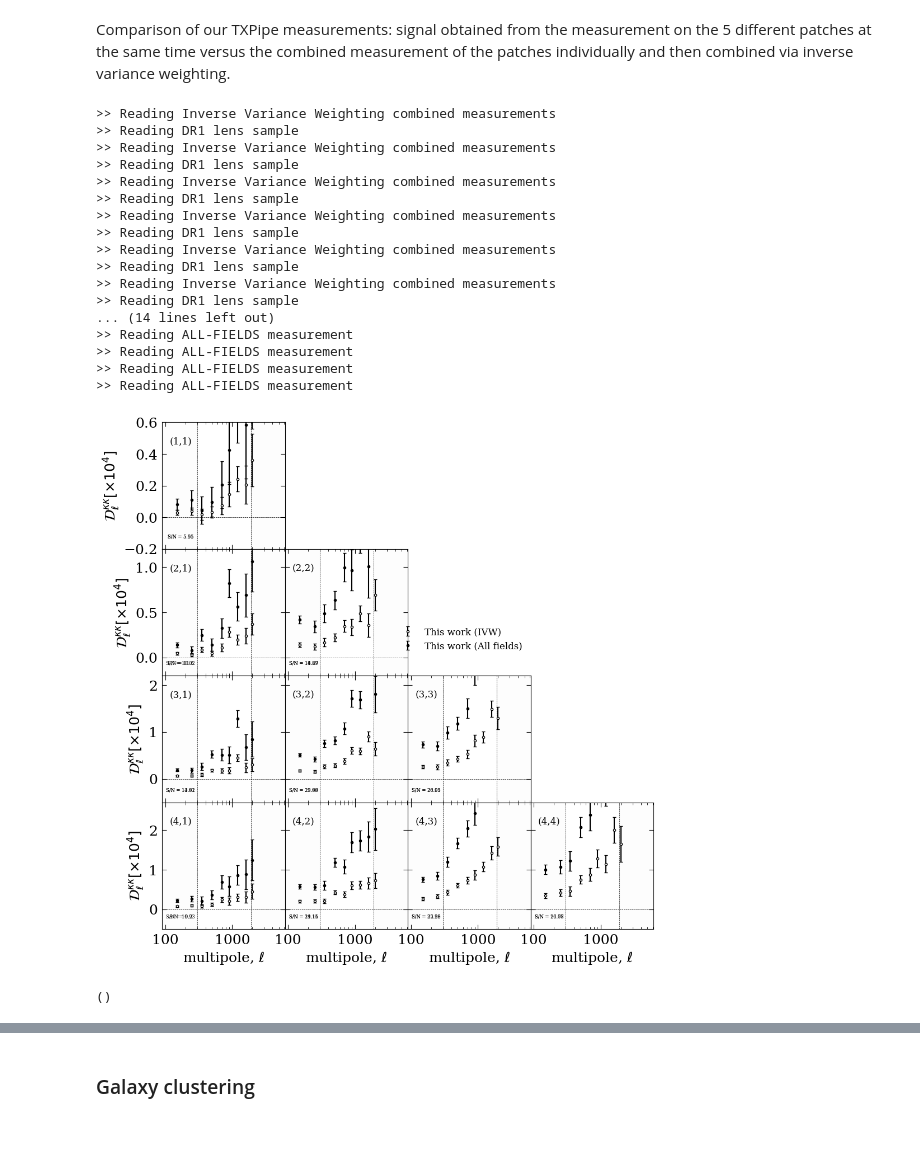
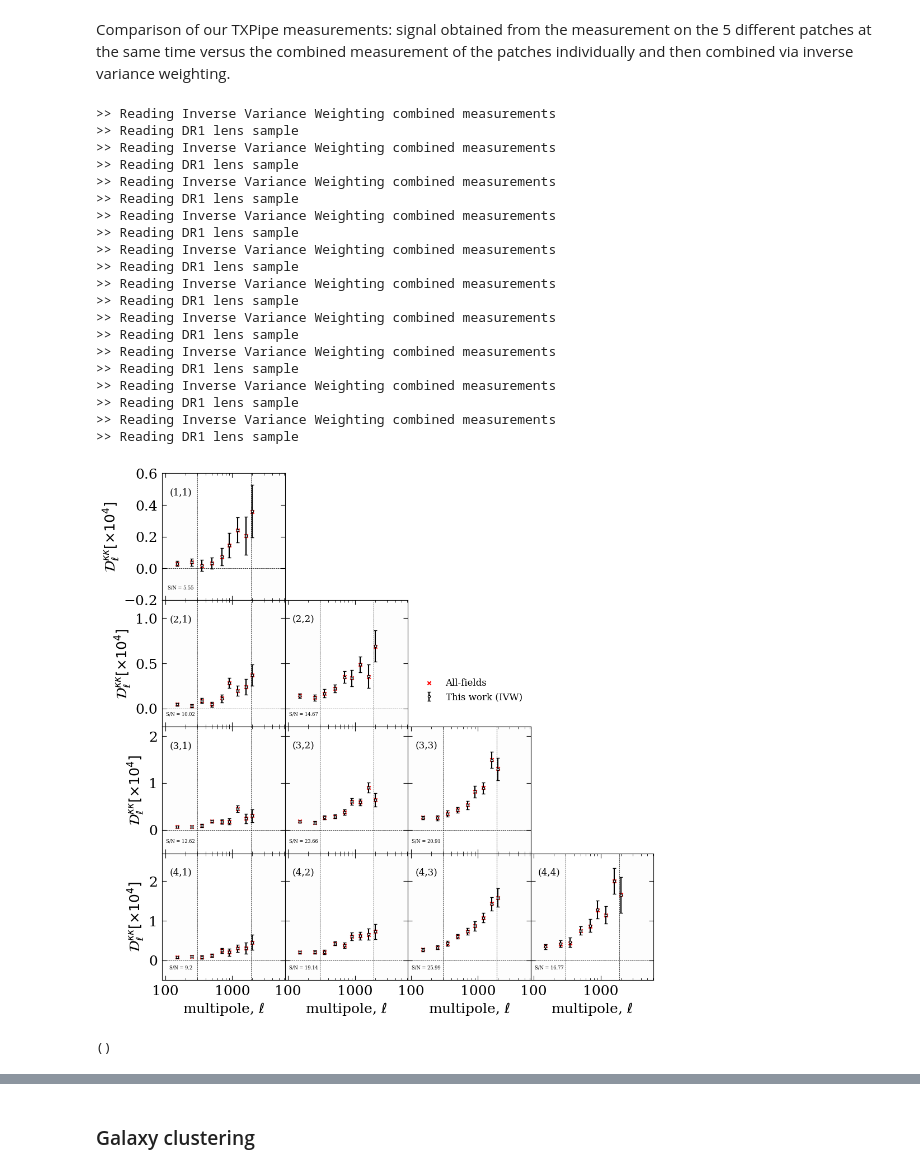
Before and after one commit to davsan06/HSC-PDR1-3x2pt-harmonic-methods, a Jupyter notebook: analysis/NBMeasurementPlot.ipynb, the cells around one changed output, grey strips where cells are left out. Cells and saved outputs as stored; diff of their text form; code cells hidden in the pictures; blank space fills up the shorter version.

```diff
--- a/analysis/NBMeasurementPlot.ipynb
+++ b/analysis/NBMeasurementPlot.ipynb
@@ -200,33 +213,36 @@ Shear2pt_Literature_CombinedIVW
 # %% [markdown]
 Comparison of our TXPipe measurements: signal obtained from the measurement on the 5 different patches at the same time versus the combined measurement of the patches individually and then combined via inverse variance weighting.
 # %%
-hmu.Shear2pt_plot(fname = [None],
-                  labels = [None],
-                  add_individual = False,
+hmu.Shear2pt_plot(fname = ['/pscratch/sd/d/davidsan/txpipe-reanalysis/hsc/outputs/outputs_all/twopoint_data_fourier.sacc'],
+                  labels = ['All-fields'],
+                  add_individual = True,
                   add_combined = 'ivw',
-                  add_allfields=True,
+                  add_allfields=False,
                   add_literature=False,
                   add_Hikage_sacc=False,
                   theory_fname=None,
                   just_auto = False,
                   save_fig=False)
 # %% [output]
 >> Reading Inverse Variance Weighting combined measurements
 >> Reading DR1 lens sample
 >> Reading Inverse Variance Weighting combined measurements
 >> Reading DR1 lens sample
 >> Reading Inverse Variance Weighting combined measurements
 >> Reading DR1 lens sample
 >> Reading Inverse Variance Weighting combined measurements
 >> Reading DR1 lens sample
 >> Reading Inverse Variance Weighting combined measurements
 >> Reading DR1 lens sample
 >> Reading Inverse Variance Weighting combined measurements
 >> Reading DR1 lens sample
-... (14 lines left out)
->> Reading ALL-FIELDS measurement
->> Reading ALL-FIELDS measurement
->> Reading ALL-FIELDS measurement
->> Reading ALL-FIELDS measurement
+>> Reading Inverse Variance Weighting combined measurements
+>> Reading DR1 lens sample
+>> Reading Inverse Variance Weighting combined measurements
+>> Reading DR1 lens sample
+>> Reading Inverse Variance Weighting combined measurements
+>> Reading DR1 lens sample
+>> Reading Inverse Variance Weighting combined measurements
+>> Reading DR1 lens sample
-[figure, old version]
+[figure, new version]
 ()
```
Also changed, not shown: parts of 12 cells of this notebook, 2 other files.
